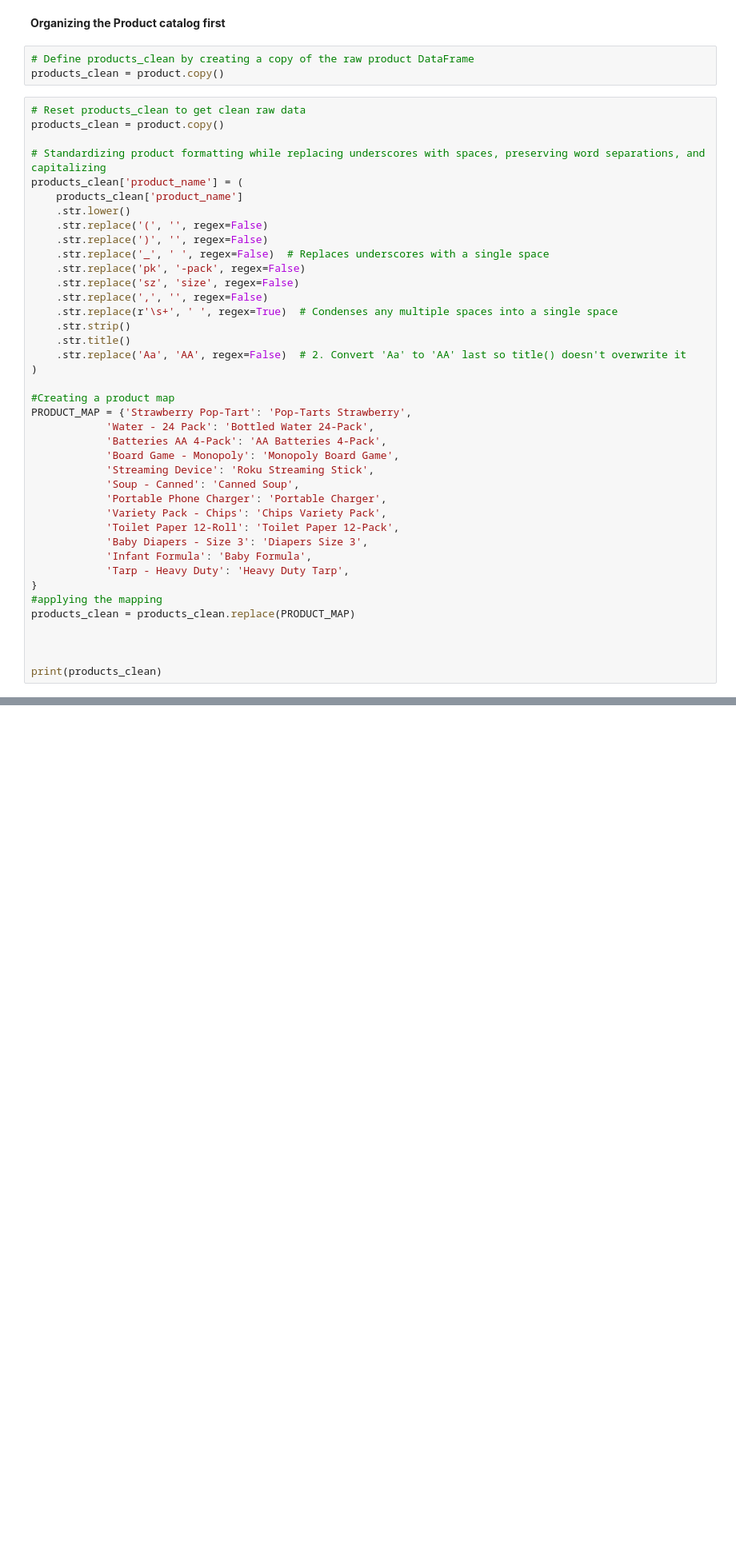
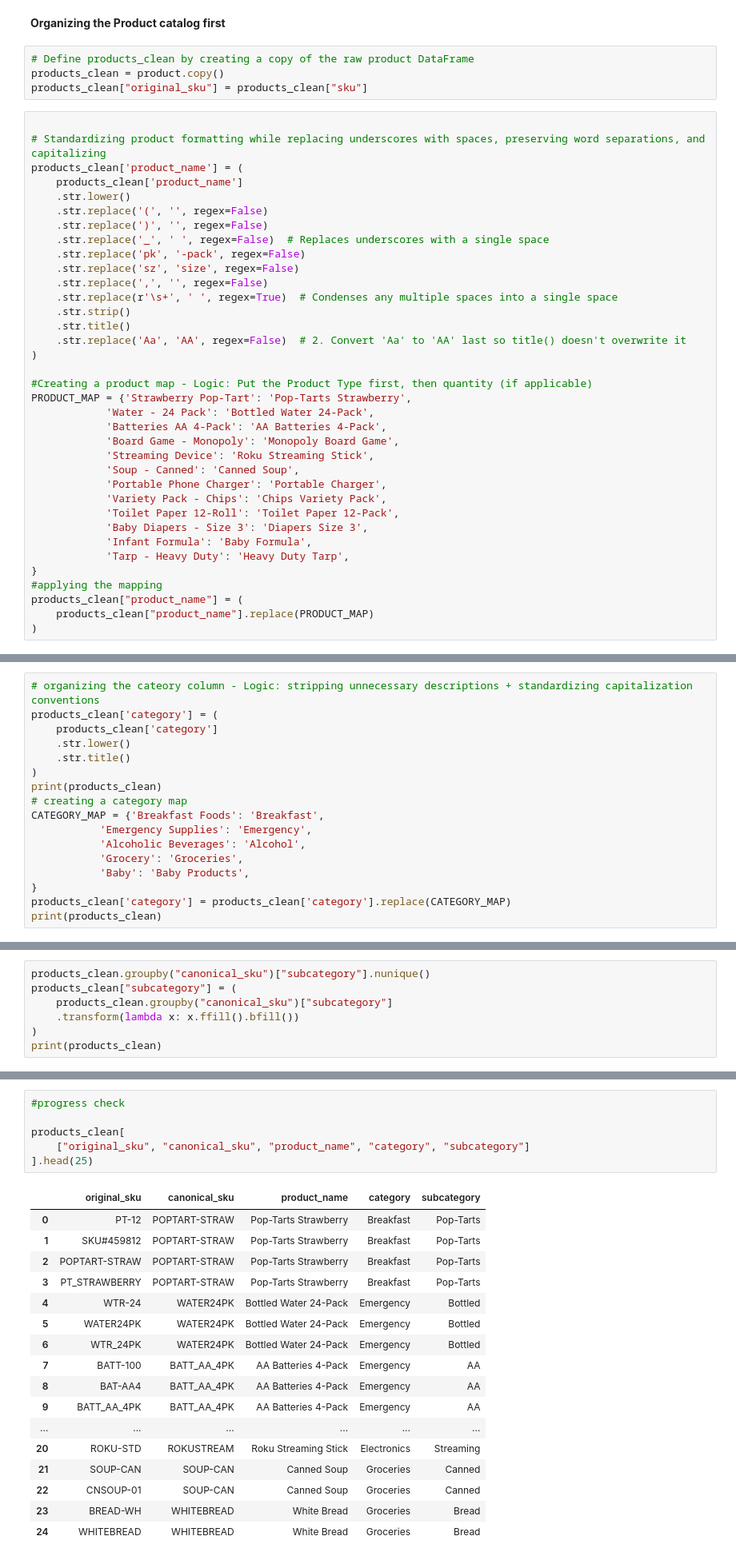
Before and after one commit to junseo25/ds2002-walmart-hurricane-project, a Jupyter notebook: DS_2002_Midterm_Project_Data_Cleaning.ipynb, the cells around one changed output, grey strips where cells are left out. Shown at 80% size. Drawn from its saved outputs; the diff is of its cells as text; blank space fills up the shorter version.

```diff
--- a/DS_2002_Midterm_Project_Data_Cleaning.ipynb
+++ b/DS_2002_Midterm_Project_Data_Cleaning.ipynb
@@ -58,9 +58,8 @@ Missing Values: 1
 # %%
 # Define products_clean by creating a copy of the raw product DataFrame
 products_clean = product.copy()
+products_clean["original_sku"] = products_clean["sku"]
 # %%
-# Reset products_clean to get clean raw data
-products_clean = product.copy()
 
 # Standardizing product formatting while replacing underscores with spaces, preserving word separations, and capitalizing
 products_clean['product_name'] = (
@@ -78,7 +77,7 @@ products_clean['product_name'] = (
     .str.replace('Aa', 'AA', regex=False)  # 2. Convert 'Aa' to 'AA' last so title() doesn't overwrite it
 )
 
-#Creating a product map
+#Creating a product map - Logic: Put the Product Type first, then quantity (if applicable)
 PRODUCT_MAP = {'Strawberry Pop-Tart': 'Pop-Tarts Strawberry',
             'Water - 24 Pack': 'Bottled Water 24-Pack',
             'Batteries AA 4-Pack': 'AA Batteries 4-Pack',
@@ -93,8 +92,6 @@ PRODUCT_MAP = {'Strawberry Pop-Tart': 'Pop-Tarts Strawberry',
             'Tarp - Heavy Duty': 'Heavy Duty Tarp',
 }
 #applying the mapping
-products_clean = products_clean.replace(PRODUCT_MAP)
-
-
-
-print(products_clean)
+products_clean["product_name"] = (
+    products_clean["product_name"].replace(PRODUCT_MAP)
+)
@@ -118,0 +135,17 @@ print(products_clean)
+# %%
+# organizing the cateory column - Logic: stripping unnecessary descriptions + standardizing capitalization conventions
+products_clean['category'] = (
+    products_clean['category']
+    .str.lower()
+    .str.title()
+)
+print(products_clean)
+# creating a category map
+CATEGORY_MAP = {'Breakfast Foods': 'Breakfast',
+           'Emergency Supplies': 'Emergency',
+           'Alcoholic Beverages': 'Alcohol',
+           'Grocery': 'Groceries',
+           'Baby': 'Baby Products',
+}
+products_clean['category'] = products_clean['category'].replace(CATEGORY_MAP)
+print(products_clean)
@@ -118,0 +170,7 @@ print(products_clean)
+# %%
+products_clean.groupby("canonical_sku")["subcategory"].nunique()
+products_clean["subcategory"] = (
+    products_clean.groupby("canonical_sku")["subcategory"]
+    .transform(lambda x: x.ffill().bfill())
+)
+print(products_clean)
@@ -118,0 +195,24 @@ print(products_clean)
+# %%
+#progress check
+
+products_clean[
+    ["original_sku", "canonical_sku", "product_name", "category", "subcategory"]
+].head(25)
+# %% [output]
+|  | original_sku | canonical_sku | product_name | category | subcategory |
+| 0 | PT-12 | POPTART-STRAW | Pop-Tarts Strawberry | Breakfast | Pop-Tarts |
+| 1 | SKU#459812 | POPTART-STRAW | Pop-Tarts Strawberry | Breakfast | Pop-Tarts |
+| 2 | POPTART-STRAW | POPTART-STRAW | Pop-Tarts Strawberry | Breakfast | Pop-Tarts |
+| 3 | PT_STRAWBERRY | POPTART-STRAW | Pop-Tarts Strawberry | Breakfast | Pop-Tarts |
+| 4 | WTR-24 | WATER24PK | Bottled Water 24-Pack | Emergency | Bottled |
+| 5 | WATER24PK | WATER24PK | Bottled Water 24-Pack | Emergency | Bottled |
+| 6 | WTR_24PK | WATER24PK | Bottled Water 24-Pack | Emergency | Bottled |
+| 7 | BATT-100 | BATT_AA_4PK | AA Batteries 4-Pack | Emergency | AA |
+| 8 | BAT-AA4 | BATT_AA_4PK | AA Batteries 4-Pack | Emergency | AA |
+| 9 | BATT_AA_4PK | BATT_AA_4PK | AA Batteries 4-Pack | Emergency | AA |
+| ... | ... | ... | ... | ... | ... |
+| 20 | ROKU-STD | ROKUSTREAM | Roku Streaming Stick | Electronics | Streaming |
+| 21 | SOUP-CAN | SOUP-CAN | Canned Soup | Groceries | Canned |
+| 22 | CNSOUP-01 | SOUP-CAN | Canned Soup | Groceries | Canned |
+| 23 | BREAD-WH | WHITEBREAD | White Bread | Groceries | Bread |
+| 24 | WHITEBREAD | WHITEBREAD | White Bread | Groceries | Bread |
```
Also changed, not shown: parts of 7 cells of this notebook.
